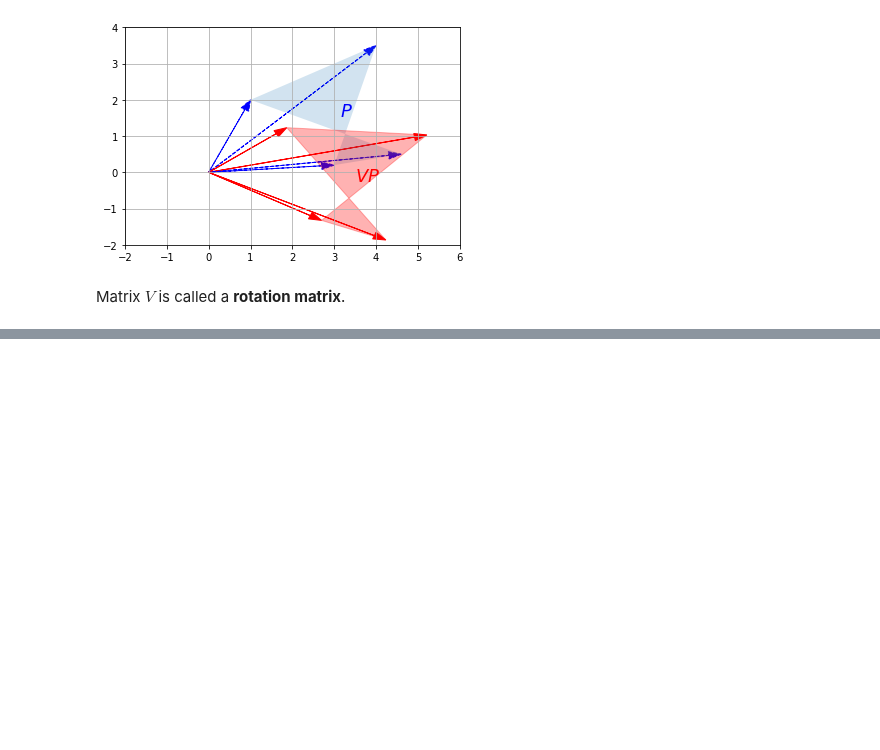
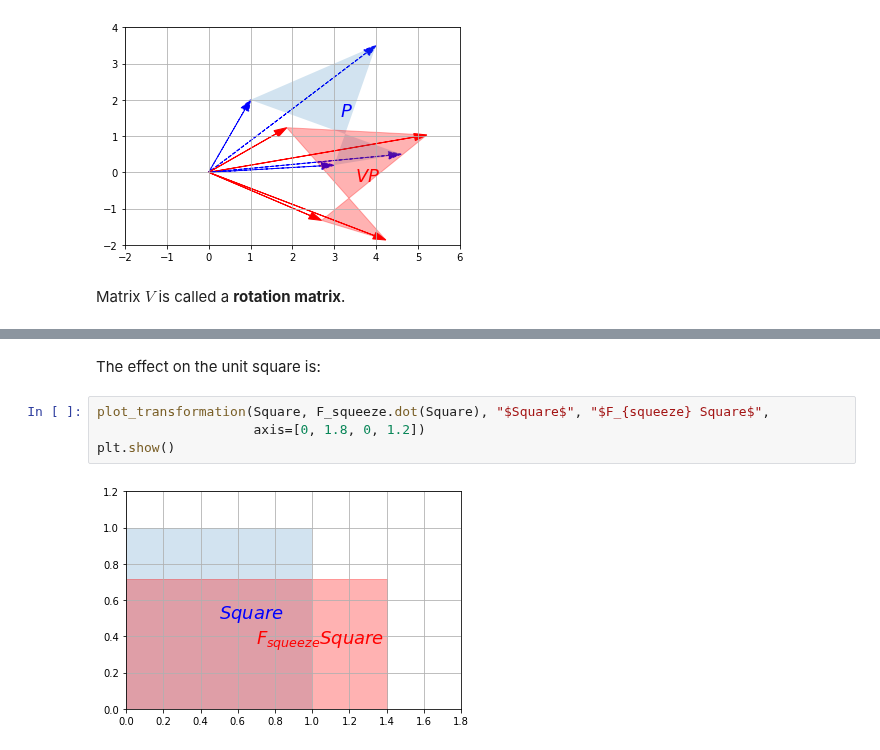
Before and after one commit to jackhwl/OpenCV, a Jupyter notebook: HandOn_MachineLearning/3/math_linear_algebra.ipynb, the cells around one changed output, grey strips where cells are left out. Cells and saved outputs as stored; diff of their text form; blank space fills up the shorter version.

```diff
--- a/HandOn_MachineLearning/3/math_linear_algebra.ipynb
+++ b/HandOn_MachineLearning/3/math_linear_algebra.ipynb
@@ -1222,0 +1286,8 @@ Matrix $V$ is called a **rotation matrix**.
+# %% [markdown]
+The effect on the unit square is:
+# %%
+plot_transformation(Square, F_squeeze.dot(Square), "$Square$", "$F_{squeeze} Square$",
+                    axis=[0, 1.8, 0, 1.2])
+plt.show()
+# %% [output]
+[figure, added]
```
Also changed, not shown: parts of 9 cells of this notebook.
